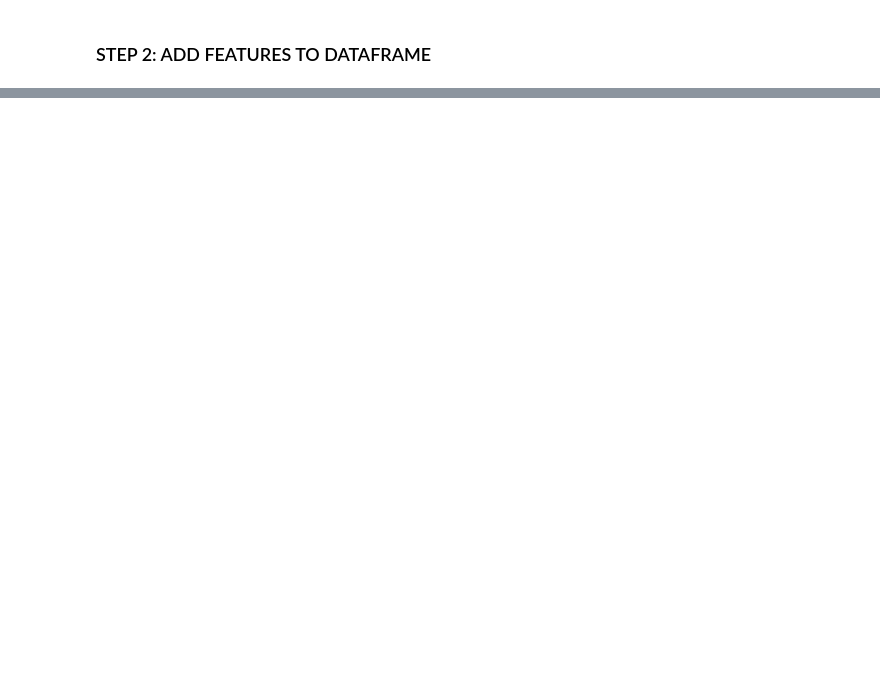
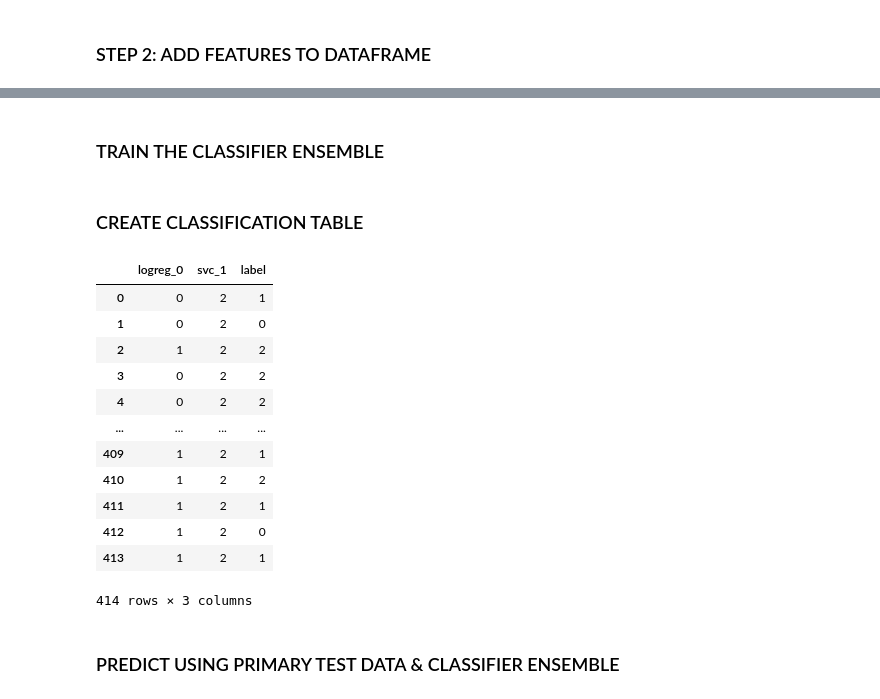
Before and after one commit to DSSaV/pipeline, a Jupyter notebook: manager.ipynb, the cells around one changed output, grey strips where cells are left out. Drawn from its saved outputs; the diff is of its cells as text; code cells hidden in the pictures; blank space fills up the shorter version.

```diff
--- a/manager.ipynb
+++ b/manager.ipynb
@@ -196,0 +176,45 @@ storage.save_ensemble({
+# %%
+secondary_dataset, scaler = splitting.general(classification_dataset, config['splitting']['train_split'])
+# %% [markdown]
+### TRAIN THE CLASSIFIER ENSEMBLE
+# %%
+classification_ensemble = [None] * len(config['classification_ensemble']['models'])
+# %%
+for index, item in enumerate(config['classification_ensemble']['models']):
+
+    # MODEL PARAMS
+    name, settings = misc.key_value(item)
+
+    # TRAIN & PREDICT WITH THE MODEL
+    model, predictions = training.start(secondary_dataset, name, settings)
+
+    # APPEND RESULTS TO ENSEMBLE
+    classification_ensemble[index] = {
+        'name': '{}_{}'.format(name, index),
+        'predictions': predictions,
+        'labels': secondary_dataset['test']['labels'],
+        'model': model,
+        'settings': settings
+    }
+# %% [markdown]
+### CREATE CLASSIFICATION TABLE
+# %%
+classification_table = table.ensemble(classification_ensemble)
+# %%
+classification_table
+# %% [output]
+|  | logreg_0 | svc_1 | label |
+| 0 | 0 | 2 | 1 |
+| 1 | 0 | 2 | 0 |
+| 2 | 1 | 2 | 2 |
+| 3 | 0 | 2 | 2 |
+| 4 | 0 | 2 | 2 |
+| ... | ... | ... | ... |
+| 409 | 1 | 2 | 1 |
+| 410 | 1 | 2 | 2 |
+| 411 | 1 | 2 | 1 |
+| 412 | 1 | 2 | 0 |
+| 413 | 1 | 2 | 1 |
+414 rows × 3 columns
+# %% [markdown]
+### PREDICT USING PRIMARY TEST DATA & CLASSIFIER ENSEMBLE
```
Also changed, not shown: parts of 57 cells of this notebook, 9 other files.
